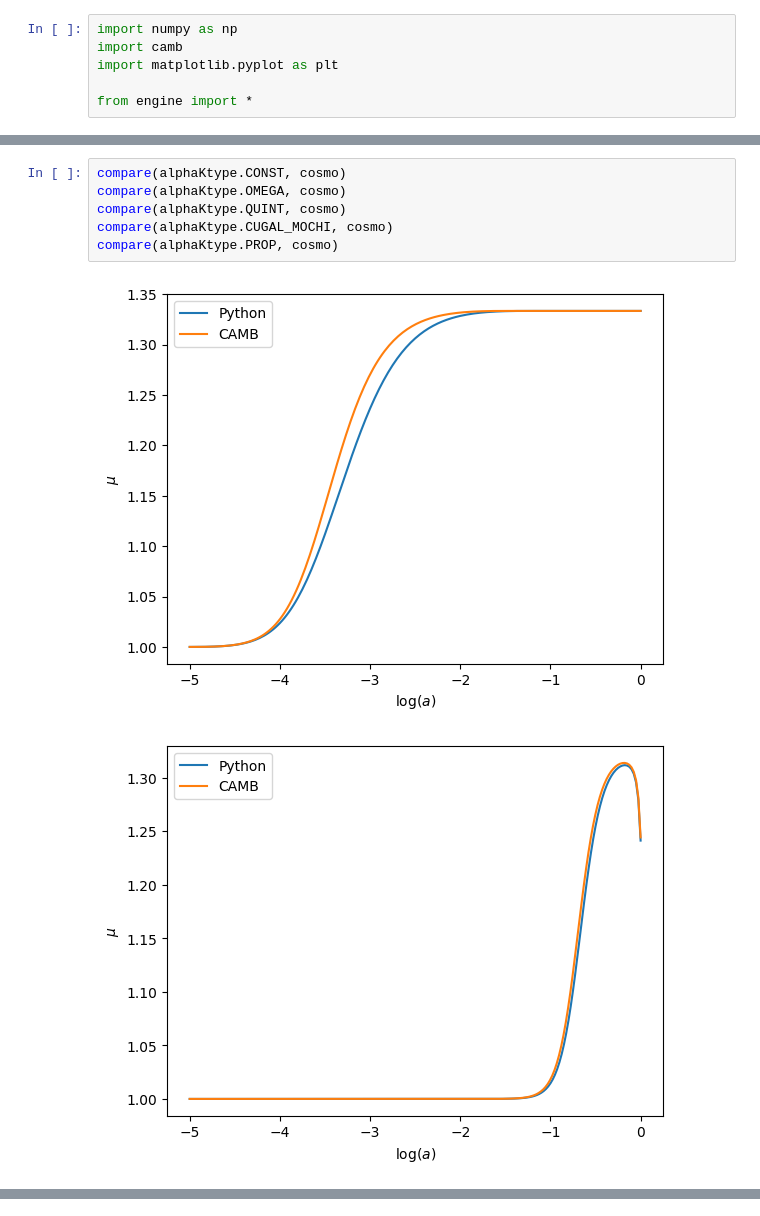
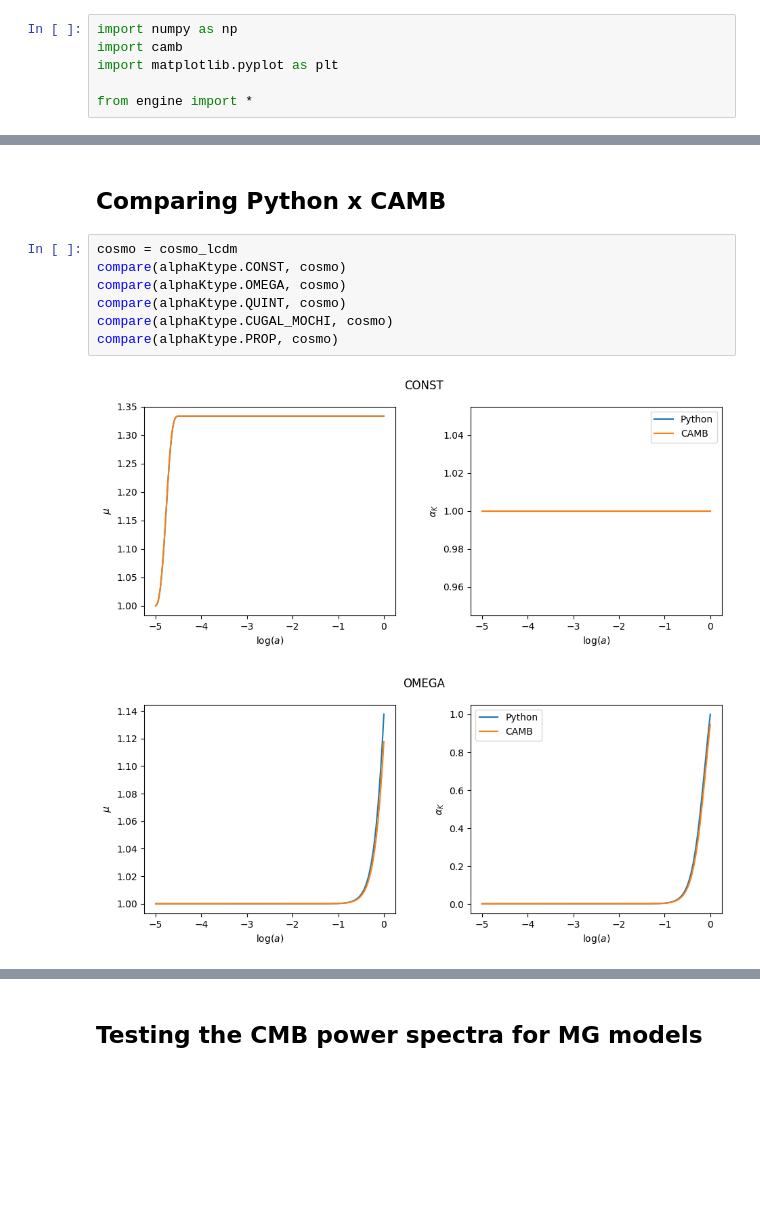
Before and after one commit to joaoreboucas1/cs2-project, a Jupyter notebook: mu_solutions_study/compare_camb.ipynb, the cells around one changed output, grey strips where cells are left out. Cells and saved outputs as stored; diff of their text form; blank space fills up the shorter version.

Commit message:
Studying CMB spectra for cs2 mg, modifying yamls

```diff
--- a/mu_solutions_study/compare_camb.ipynb
+++ b/mu_solutions_study/compare_camb.ipynb
@@ -72,11 +79,14 @@ def compare(aktype, cosmodict):
     plt.legend()
     plt.show()
+# %% [markdown]
+## Comparing Python x CAMB
 # %%
+cosmo = cosmo_lcdm
 compare(alphaKtype.CONST, cosmo)
 compare(alphaKtype.OMEGA, cosmo)
 compare(alphaKtype.QUINT, cosmo)
 compare(alphaKtype.CUGAL_MOCHI, cosmo)
 compare(alphaKtype.PROP, cosmo)
 # %% [output]
-[figure, old version]
+[figure, new version]
-[figure, old version]
+[figure, new version]
@@ -86 +96,3 @@ compare(alphaKtype.PROP, cosmo)
+# %% [markdown]
+## Testing the CMB power spectra for MG models
 # %%
```
Also changed, not shown: parts of 3 cells of this notebook, 4 other files.
